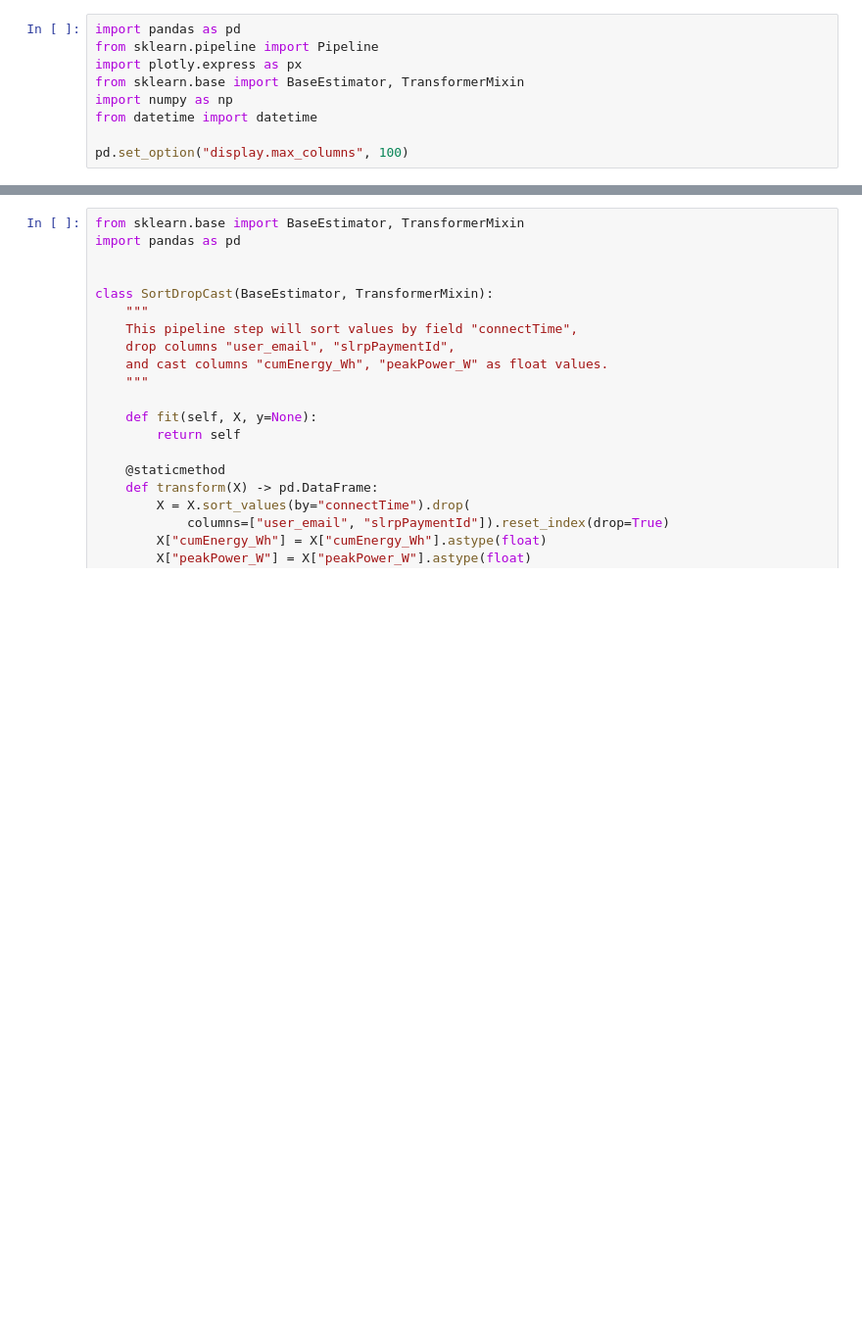
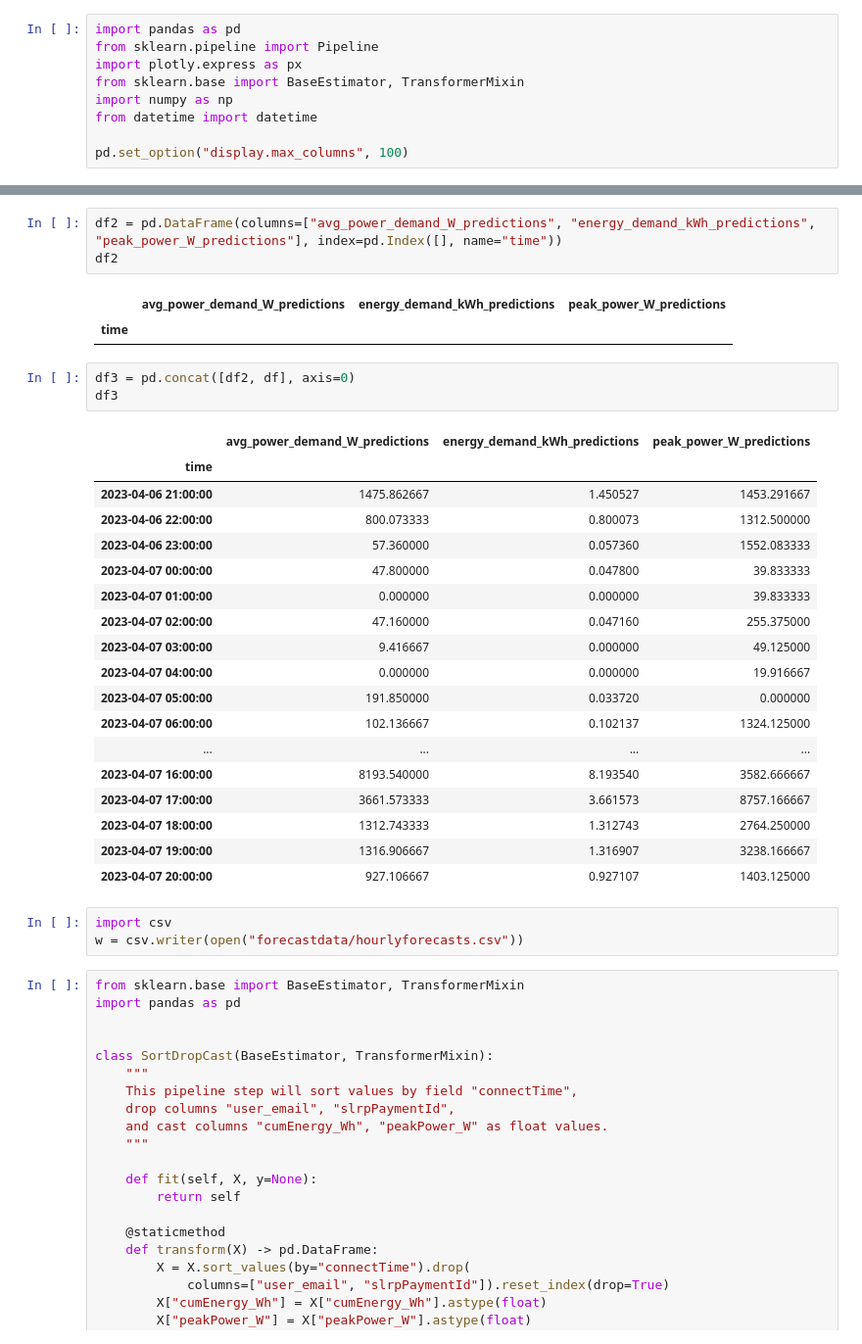
Before and after one commit to winston-edwin-chiong/slrpEV-data-dashboard, a Jupyter notebook: SessionLvlVIz.ipynb, the cells around one changed output, grey strips where cells are left out. Shown at 98% size. Cells and saved outputs as stored; diff of their text form; blank space fills up the shorter version.

```diff
--- a/SessionLvlVIz.ipynb
+++ b/SessionLvlVIz.ipynb
@@ -29,3 +99,34 @@ df
+# %%
+df2 = pd.DataFrame(columns=["avg_power_demand_W_predictions", "energy_demand_kWh_predictions", "peak_power_W_predictions"], index=pd.Index([], name="time"))
+df2
+# %% [output]
+|  | avg_power_demand_W_predictions | energy_demand_kWh_predictions | peak_power_W_predictions |
+| time |  |  |  |
+# %%
+df3 = pd.concat([df2, df], axis=0)
+df3
+# %% [output]
+|  | avg_power_demand_W_predictions | energy_demand_kWh_predictions | peak_power_W_predictions |
+| time |  |  |  |
+| 2023-04-06 21:00:00 | 1475.862667 | 1.450527 | 1453.291667 |
+| 2023-04-06 22:00:00 | 800.073333 | 0.800073 | 1312.500000 |
+| 2023-04-06 23:00:00 | 57.360000 | 0.057360 | 1552.083333 |
+| 2023-04-07 00:00:00 | 47.800000 | 0.047800 | 39.833333 |
+| 2023-04-07 01:00:00 | 0.000000 | 0.000000 | 39.833333 |
+| 2023-04-07 02:00:00 | 47.160000 | 0.047160 | 255.375000 |
+| 2023-04-07 03:00:00 | 9.416667 | 0.000000 | 49.125000 |
+| 2023-04-07 04:00:00 | 0.000000 | 0.000000 | 19.916667 |
+| 2023-04-07 05:00:00 | 191.850000 | 0.033720 | 0.000000 |
+| 2023-04-07 06:00:00 | 102.136667 | 0.102137 | 1324.125000 |
+| ... | ... | ... | ... |
+| 2023-04-07 16:00:00 | 8193.540000 | 8.193540 | 3582.666667 |
+| 2023-04-07 17:00:00 | 3661.573333 | 3.661573 | 8757.166667 |
+| 2023-04-07 18:00:00 | 1312.743333 | 1.312743 | 2764.250000 |
+| 2023-04-07 19:00:00 | 1316.906667 | 1.316907 | 3238.166667 |
+| 2023-04-07 20:00:00 | 927.106667 | 0.927107 | 1403.125000 |
+# %%
+import csv
+w = csv.writer(open("forecastdata/hourlyforecasts.csv"))
 # %%
 from sklearn.base import BaseEstimator, TransformerMixin
 import pandas as pd
```
Also changed, not shown: parts of 7 cells of this notebook, 5 other files.
